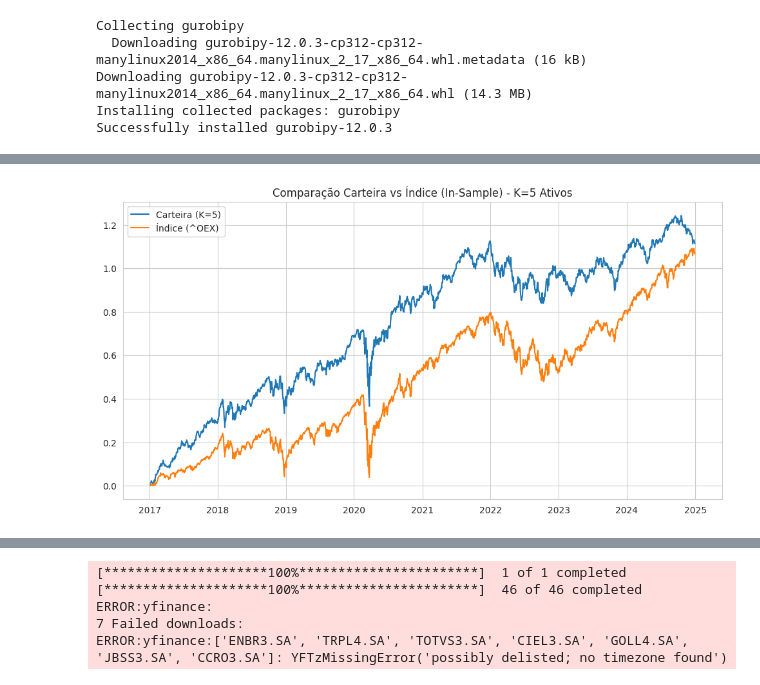
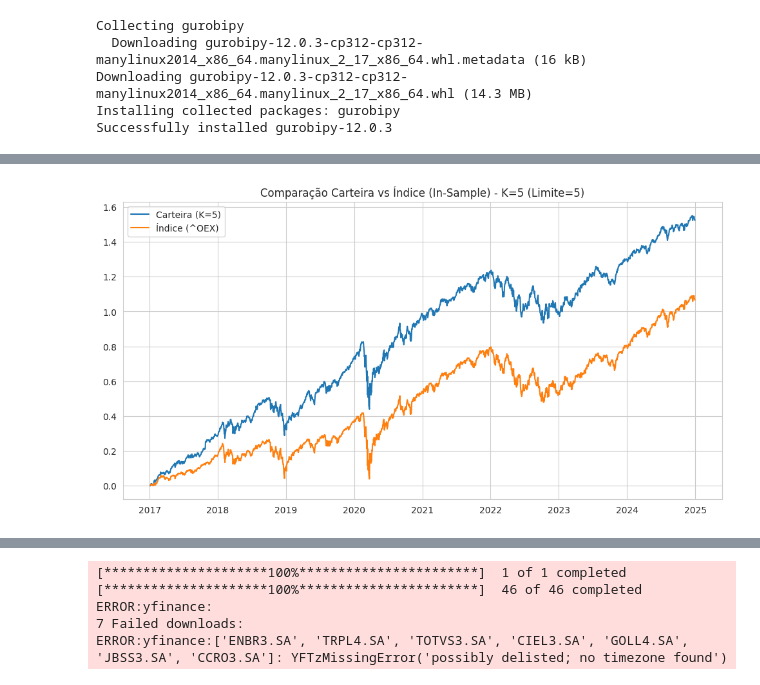
Before and after one commit to ramonbdes/Projeto_Finor_FM, a Jupyter notebook: Finor.ipynb, the cells around one changed output, grey strips where cells are left out. Saved outputs shown, nothing was run; the diff lists cells and outputs as text; code cells hidden in the pictures.

```diff
--- a/Finor.ipynb
+++ b/Finor.ipynb
@@ -123,11 +118,27 @@ Total de ativos após tratamento: 15
 Total de períodos (dias de negociação): 2010
 # %%
-# @title S&P100 1
+# @title S&P100 (Corrigido para K <= 5)
 """6. Montar o modelo de otimização (GUROBI - MIQP) """
 import gurobipy as gp
+import numpy as np
+import pandas as pd
+import matplotlib.pyplot as plt # Adicionado para plotagem
 
-n = retornos.shape[1]
-T = retornos.shape[0]
+# PARÂMETRO CHAVE: K Máximo
+K_MAXIMO = 5 # Definindo o limite máximo de ativos [cite: 26]
+
+# ====================================================================
+# Define n e T lendo do DataFrame 'retornos'
+# ====================================================================
+# Isso garante que este script use os dados corretos carregados na célula anterior.
+try:
+    n = retornos.shape[1]
+    T = retornos.shape[0]
+    print(f"Script de otimização lendo n={n} ativos e T={T} períodos.")
+except NameError:
+    print("ERRO: O DataFrame 'retornos' ou 'retorno_indice' não foi encontrado.")
+    print("Por favor, rode a célula de carregamento de dados (Etapas 2-5) ANTES desta.")
+    raise
 
 # ====================================================================
 # 1. PREPARAÇÃO DE DADOS PARA GUROBI
@@ -159,12 +170,13 @@ z_gurobi = modelo.addVars(n, name="z", vtype=gp.GRB.BINARY)
 # 1. Soma dos pesos = 1
 modelo.addConstr(w_gurobi.sum() == 1, name="Soma_Pesos")
 
-# 2. Restrição K: Força EXATAMENTE K ativos (substitui o '<=' por '==')
-modelo.addConstr(z_gurobi.sum() == K_ATUAL, name="Restricao_K")
+# CORREÇÃO: Restrição K (Menor ou igual a 5)
+modelo.addConstr(z_gurobi.sum() <= K_MAXIMO, name="Restricao_K_Max")
 
-# 3. Vínculo Binário (w_i <= M * z_i) - CORREÇÃO DE LIGAÇÃO
-# Garante que w[i] > 0 SÓ SE z[i] = 1 (ativo selecionado)
+# 3. Vínculo Binário (w_i <= M * z_i)
 modelo.addConstrs((w_gurobi[i] <= BIG_M * z_gurobi[i] for i in range(n)), name="Vinculo_Binario")
+
+# (Restrição w_i >= 0 já definida em lb=0.0) [cite: 14]
 
 # Função Objetivo (Minimizar a Variância do Tracking Error)
 termo_quadratico = gp.QuadExpr()
@@ -178,33 +190,47 @@ for i in range(n):
 
 modelo.setObjective(termo_quadratico + termo_linear + Var_Index, gp.GRB.MINIMIZE)
 
-# 3. Otimizar
-
-
+# 3. Otimizar (CORRIGIDO - chamada única)
 modelo.Params.MIPGap = 0.05  # Para aceitar um Gap de X%
 modelo.Params.TimeLimit = 600 # Limite de tempo de 10 minutos (600 segundos)
+modelo.Params.OutputFlag = 1 # Exibir log
 
-modelo.optimize()
-modelo.Params.OutputFlag = 1
-print(f"\nIniciando otimização direta com Gurobi (MIQP) com K={K_ATUAL}...")
+print(f"\nIniciando otimização direta com Gurobi (MIQP) com K <= {K_MAXIMO}...")
 modelo.optimize()
 
 # ====================================================================
-# 4. TRATAMENTO DE RESULTADOS
+# 4. TRATAMENTO DE RESULTADOS (Integrado)
 # ====================================================================
 pesos = np.zeros(n)
-if modelo.status == gp.GRB.OPTIMAL:
-    print("Otimização Direta com Gurobi concluída com sucesso!")
-    # Extrai os pesos otimizados
+k_selecionado = 0 # K selecionado pelo modelo
+
+if modelo.status == gp.GRB.OPTIMAL or (modelo.status == gp.GRB.TIME_LIMIT and modelo.SolCount > 0):
+    if modelo.status == gp.GRB.OPTIMAL:
+        print("Otimização Direta com Gurobi concluída com sucesso!")
+    else:
+        print("Otimização finalizada por limite de tempo. Usando melhor solução encontrada.")
+
     pesos = np.array([w_gurobi[i].X for i in range(n)])
 
-    # Valida o número de ativos selecionados
-    ativos_selecionados_count = np.sum(pesos > 1e-4)
-    print(f"Ativos selecionados (contagem): {ativos_selecionados_count}")
+    # 1. Cria um DataFrame com os resultados
+    pesos_df = pd.DataFrame(
+        {'Peso': pesos},
+        index=retornos.columns
+    )
+
+    # 2. Filtrar os ativos que realmente entraram na carteira (Peso > 0)
+    ativos_selecionados = pesos_df[pesos_df['Peso'] > 1e-4]
+
+    # 3. Ordenar e Exibir
+    ativos_selecionados = ativos_selecionados.sort_values(by='Peso', ascending=False)
+    k_selecionado = len(ativos_selecionados)
+
+    print("\n--- ATIVOS SELECIONADOS NA CARTEIRA ---")
+    print(f"Total de ativos selecionados (K): {k_selecionado} (Limite era {K_MAXIMO})")
+    print(ativos_selecionados.to_markdown(floatfmt=".4f"))
 
 elif modelo.status == gp.GRB.INFEASIBLE:
-    print("Otimização Falhou: Modelo Inviável. Tente aumentar K ou revisar as restrições.")
-
+    print("Otimização Falhou: Modelo Inviável.")
 else:
     print(f"Otimização Falhou. Status Gurobi: {modelo.status}")
 
@@ -217,31 +243,13 @@ carteira = (retornos @ pesos).cumsum()
 indice = retorno_indice.cumsum()
 
 plt.figure(figsize=(12, 6))
-plt.plot(carteira, label=f"Carteira (K={K_ATUAL})")
+plt.plot(carteira, label=f"Carteira (K={k_selecionado})")
 plt.plot(indice, label="Índice (^OEX)")
 plt.legend()
-plt.title(f"Comparação Carteira vs Índice (In-Sample) - K={K_ATUAL} Ativos")
+plt.title(f"Comparação Carteira vs Índice (In-Sample) - K={k_selecionado} (Limite={K_MAXIMO})")
 plt.show()
 
 # Tracking Error In-Sample
 te_in_sample = np.sqrt(np.mean((carteira.values - indice.values)**2))
 print(f"Tracking Error (In-Sample): {te_in_sample:.6f}")
-
-
-# 1. Cria um DataFrame com os resultados
-pesos_df = pd.DataFrame(
-    {'Peso': pesos},
-    index=retornos.columns # O índice dos pesos deve ser o nome das colunas de 'retornos'
-)
-
-# 2. Filtrar os ativos que realmente entraram na carteira (Peso > 0)
-# Usamos um limiar pequeno (e.g., 1e-4) para excluir pesos muito próximos de zero devido a erros de ponto flutuante.
-ativos_selecionados = pesos_df[pesos_df['Peso'] > 1e-4]
-
-# 3. Ordenar e Exibir
-ativos_selecionados = ativos_selecionados.sort_values(by='Peso', ascending=False)
-
-print("\n--- ATIVOS SELECIONADOS NA CARTEIRA ---")
-print(f"Total de ativos selecionados (K={K_ATUAL}): {len(ativos_selecionados)}")
-print(ativos_selecionados.to_markdown(floatfmt=".4f"))
 # %% [output]
@@ -265 +273 @@ Ativos selecionados (contagem): 5
-[figure, old version]
+[figure, new version]
```
Also changed, not shown: parts of 5 cells of this notebook.
